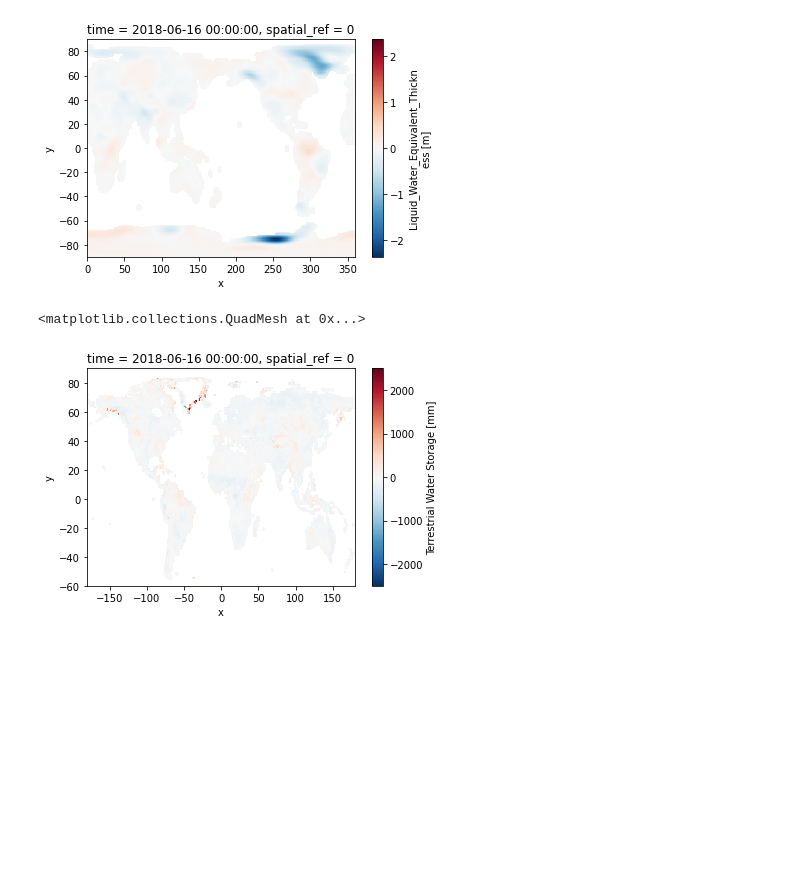
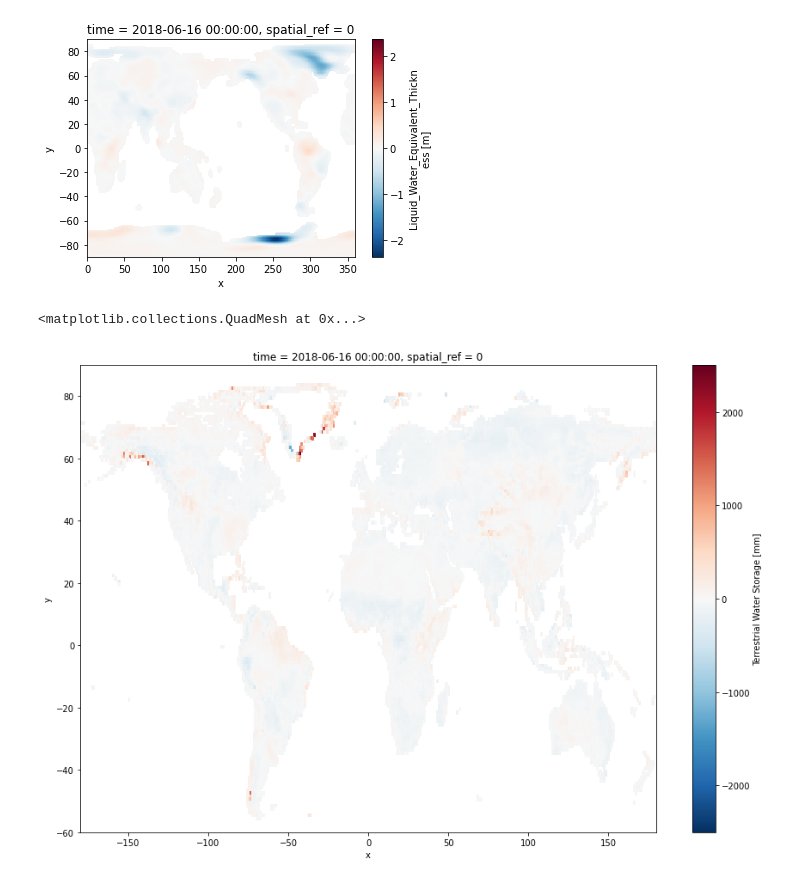
Before and after one commit to demiurg/hydrograce, a Jupyter notebook: 01_data.ipynb, the cells around one changed output. Drawn from its saved outputs; the diff is of its cells as text; code cells hidden in the pictures; blank space fills up the shorter version.

```diff
--- a/01_data.ipynb
+++ b/01_data.ipynb
@@ -21,10 +21,10 @@ grace_nc.plot()
 # units: mm
 gldas = rioxarray.open_rasterio("data/GLDAS-NOAH_1deg_tws_anomaly_monthly_2018152-2018181.tif", masked=True)
 # %%
-gldas.plot()
+gldas.plot(size=10)
 # %% [output]
 <matplotlib.collections.QuadMesh at 0x...>
-[figure, old version]
+[figure, new version]
 # %%
 # Ground Water delta
 gw = grace - gldas / 1000
```
Also changed, not shown: parts of 2 cells of this notebook, 2 other files.
